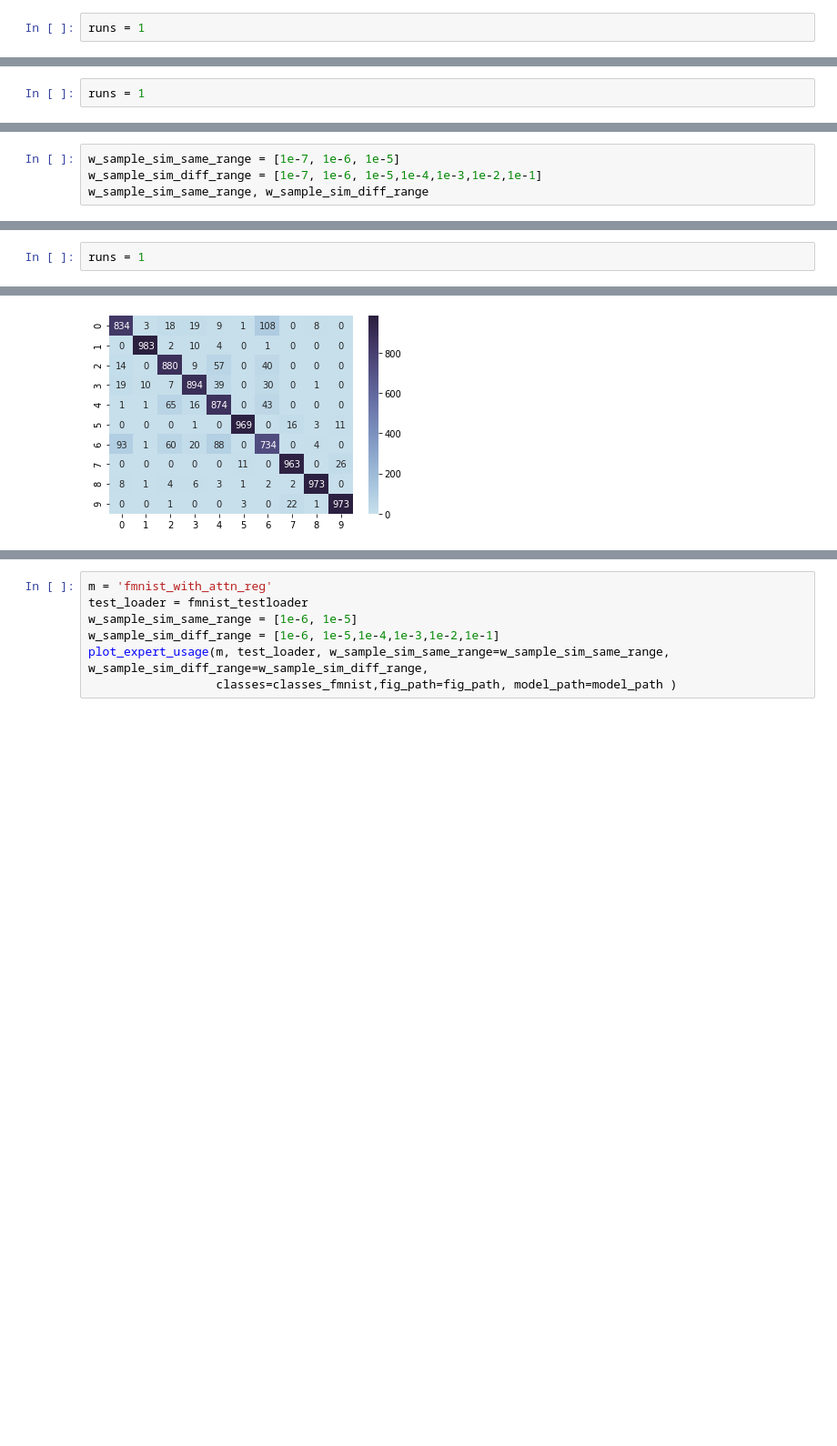
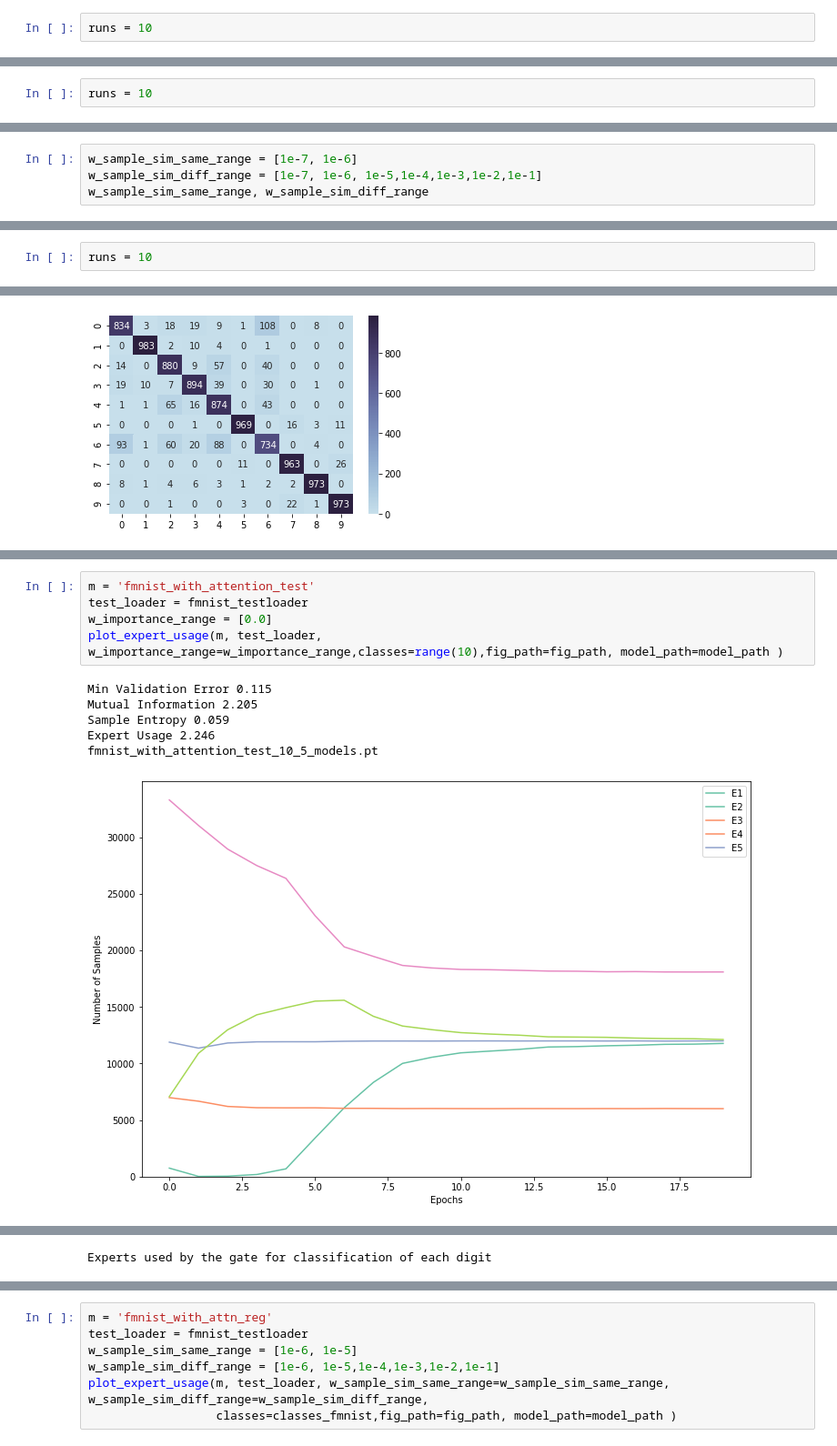
Before and after one commit to yamsgithub/modular_deep_learning, a Jupyter notebook: aaai_2022/notebooks/fmnist_moe_with_attention.ipynb, the cells around one changed output, grey strips where cells are left out. Shown at 91% size. Drawn from its saved outputs; the diff is of its cells as text; blank space fills up the shorter version.

```diff
--- a/aaai_2022/notebooks/fmnist_moe_with_attention.ipynb
+++ b/aaai_2022/notebooks/fmnist_moe_with_attention.ipynb
@@ -390,7 +481,7 @@ temps
   1.0,
   1.0]]
 # %%
-runs = 1
+runs = 10
 # %%
 train_with_attention(model_1, fmnist_trainloader, fmnist_testloader, runs, temps, num_classes=num_classes, total_experts=total_experts, num_epochs=num_epochs)
 # %% [output]
@@ -507,7 +598,7 @@ w_importance_range
 # %% [output]
 [0.2, 0.4, 0.6000000000000001, 0.8, 1.0]
 # %%
-runs = 1
+runs = 10
 # %%
 train_with_attention(model_2, fmnist_trainloader, fmnist_testloader, runs, temps, w_importance_range,
                      num_classes=num_classes, total_experts=total_experts, num_epochs=num_epochs)
@@ -626,7 +717,7 @@ temps
   1.0,
   1.0]]
 # %%
-w_sample_sim_same_range = [1e-7, 1e-6, 1e-5]
+w_sample_sim_same_range = [1e-7, 1e-6]
 w_sample_sim_diff_range = [1e-7, 1e-6, 1e-5,1e-4,1e-3,1e-2,1e-1]
 w_sample_sim_same_range, w_sample_sim_diff_range
 # %% [output]
@@ -634,5 +725,5 @@ w_sample_sim_same_range, w_sample_sim_diff_range
 # %%
-runs = 1
+runs = 10
 # %%
 train_with_attention(model_2, fmnist_trainloader, fmnist_testloader, runs, temps,
                      w_sample_sim_same_range=w_sample_sim_same_range, w_sample_sim_diff_range=w_sample_sim_diff_range,
@@ -954,0 +1122,12 @@ Experts used by the gate for classification of each digit
+# %%
+m = 'fmnist_with_attention_test'
+test_loader = fmnist_testloader
+w_importance_range = [0.0]
+plot_expert_usage(m, test_loader, w_importance_range=w_importance_range,classes=range(10),fig_path=fig_path, model_path=model_path )
+# %% [output]
+Min Validation Error 0.115
+Mutual Information 2.205
+Sample Entropy 0.059
+Expert Usage 2.246
+fmnist_with_attention_test_10_5_models.pt
+[figure, added]
@@ -954,0 +1136 @@ Experts used by the gate for classification of each digit
+Experts used by the gate for classification of each digit
```
Also changed, not shown: parts of 31 cells of this notebook.
